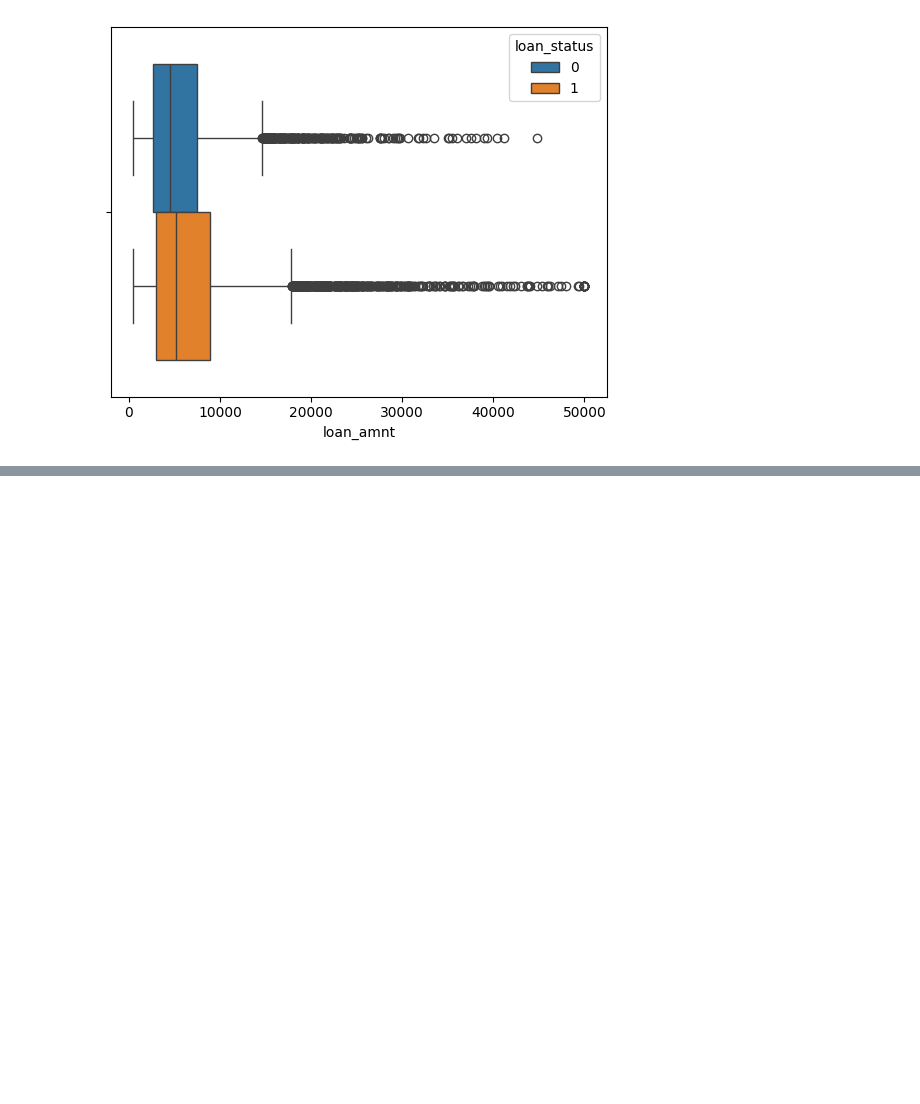
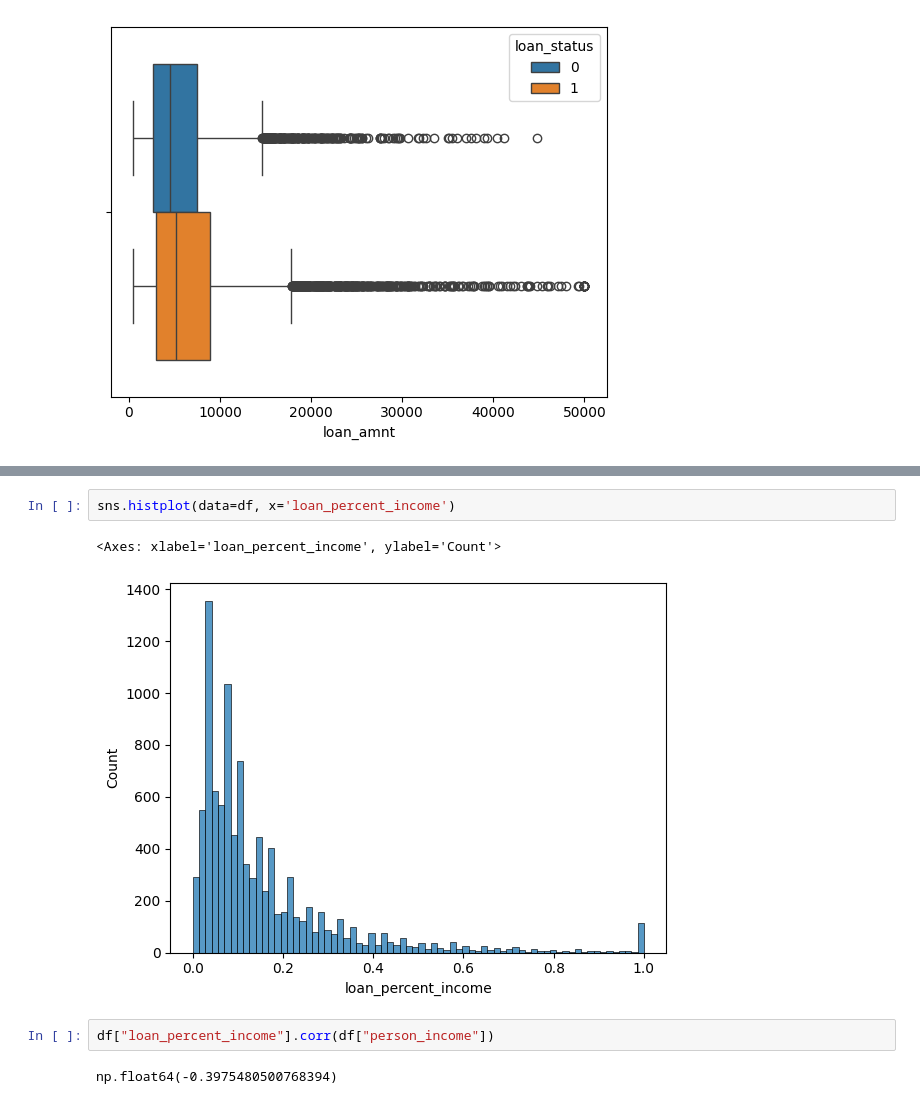
Before and after one commit to Nikesh5005/ML_PROJ, a Jupyter notebook: Loan_Default_Prediction_System_data_preprocess.ipynb, the cells around one changed output, grey strips where cells are left out. Drawn from its saved outputs; the diff is of its cells as text; blank space fills up the shorter version.

```diff
--- a/Loan_Default_Prediction_System_data_preprocess.ipynb
+++ b/Loan_Default_Prediction_System_data_preprocess.ipynb
@@ -80,0 +105,9 @@ sns.boxplot(data=df,x='loan_amnt',hue='loan_status')
+# %%
+sns.histplot(data=df, x='loan_percent_income')
+# %% [output]
+<Axes: xlabel='loan_percent_income', ylabel='Count'>
+[figure, added]
+# %%
+df["loan_percent_income"].corr(df["person_income"])
+# %% [output]
+np.float64(-0.3975480500768394)
```
Also changed, not shown: parts of 18 cells of this notebook.
